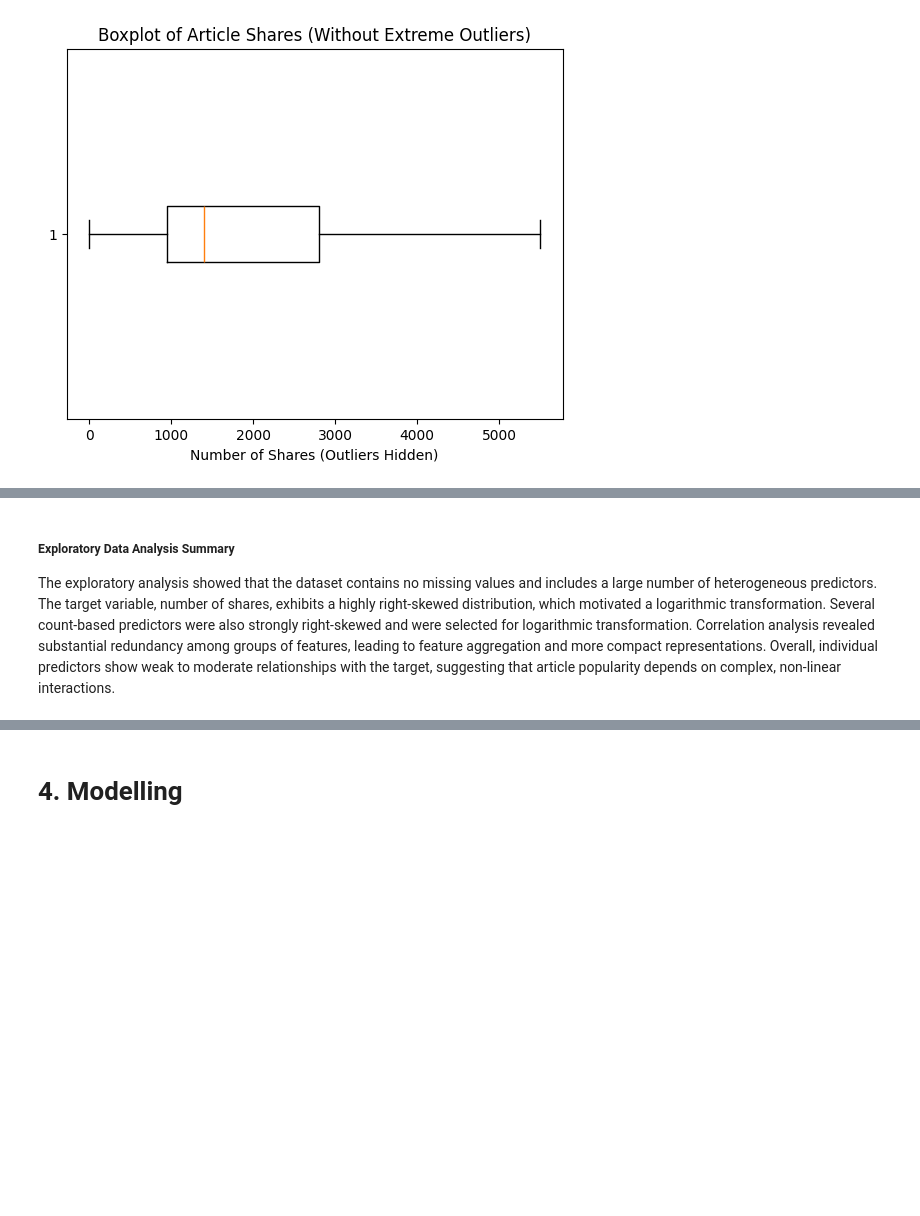
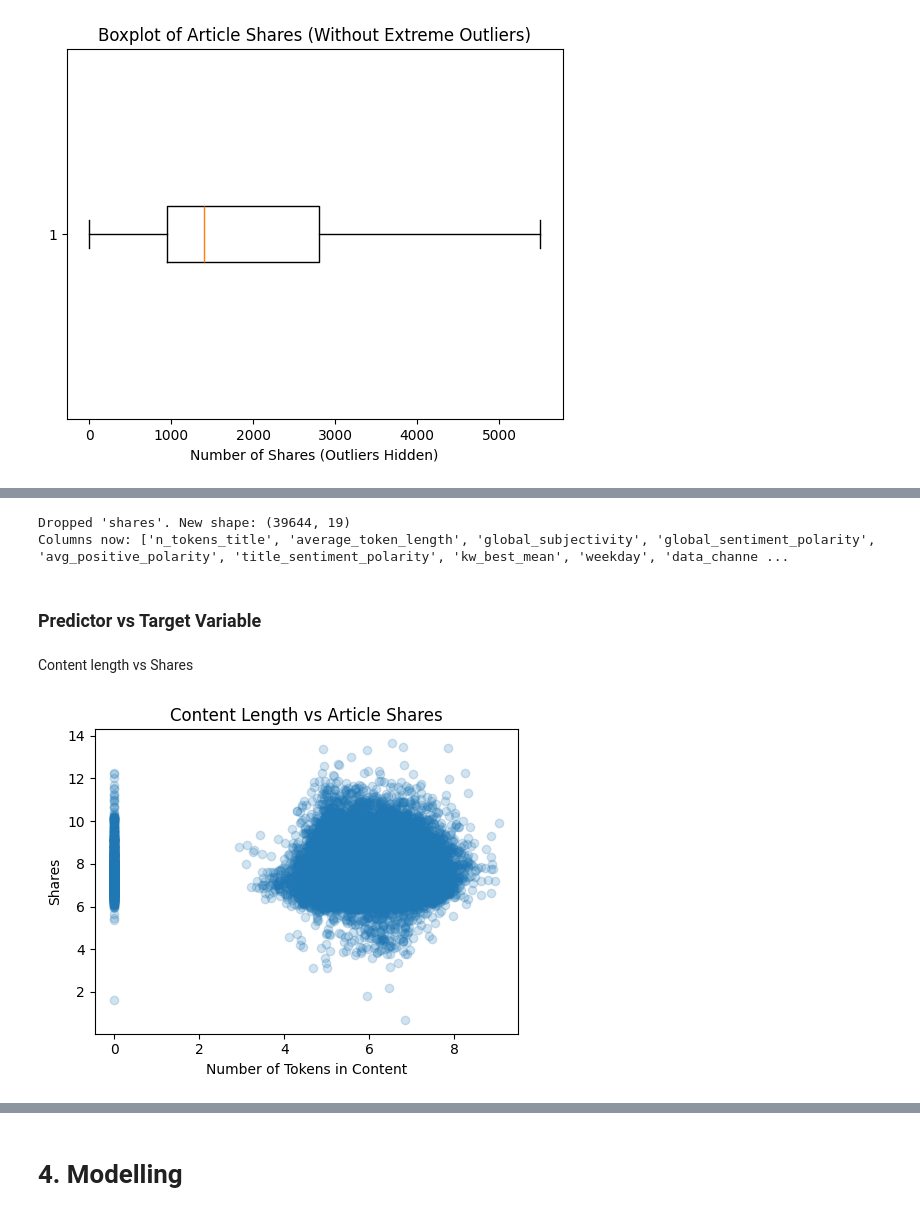
Before and after one commit to Weronikaa2001/ML2_final_project, a Jupyter notebook: ML2_final.ipynb, the cells around one changed output, grey strips where cells are left out. Drawn from its saved outputs; the diff is of its cells as text; code cells hidden in the pictures; blank space fills up the shorter version.

```diff
--- a/ML2_final.ipynb
+++ b/ML2_final.ipynb
@@ -592,4 +689,30 @@ plt.show()
-# %% [markdown]
-##### Exploratory Data Analysis Summary
-
-The exploratory analysis showed that the dataset contains no missing values and includes a large number of heterogeneous predictors. The target variable, number of shares, exhibits a highly right-skewed distribution, which motivated a logarithmic transformation. Several count-based predictors were also strongly right-skewed and were selected for logarithmic transformation. Correlation analysis revealed substantial redundancy among groups of features, leading to feature aggregation and more compact representations. Overall, individual predictors show weak to moderate relationships with the target, suggesting that article popularity depends on complex, non-linear interactions.
+# %%
+# create log-transformed target in the dataframe
+df["log_shares"] = np.log1p(df["shares"])
+# %%
+# Drop the raw target column 'shares' from the dataframe
+if "shares" in df.columns:
+    df.drop(columns=["shares"], inplace=True)
+    print("Dropped 'shares'. New shape:", df.shape)
+else:
+    print("'shares' column not present; no action taken.")
+
+# Quick check of remaining columns
+print("Columns now:", df.columns.tolist())
+# %% [output]
+Dropped 'shares'. New shape: (39644, 19)
+Columns now: ['n_tokens_title', 'average_token_length', 'global_subjectivity', 'global_sentiment_polarity', 'avg_positive_polarity', 'title_sentiment_polarity', 'kw_best_mean', 'weekday', 'data_channe ...
+# %% [markdown]
+### Predictor vs Target Variable
+# %% [markdown]
+Content length vs Shares
+# %%
+plt.figure(figsize=(5,4))
+plt.scatter(df["log_n_tokens_content"], df["log_shares"], alpha=0.2)
+plt.xlabel("Number of Tokens in Content")
+plt.ylabel("Shares")
+plt.title("Content Length vs Article Shares")
+plt.tight_layout()
+plt.show()
+# %% [output]
+[figure, added]
```
Also changed, not shown: parts of 61 cells of this notebook.
